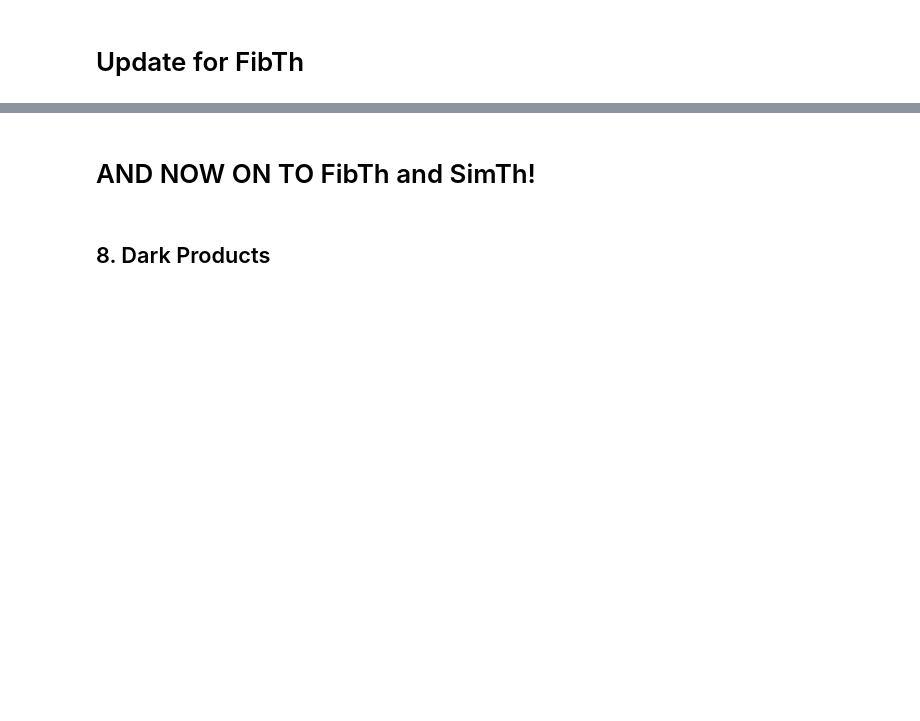
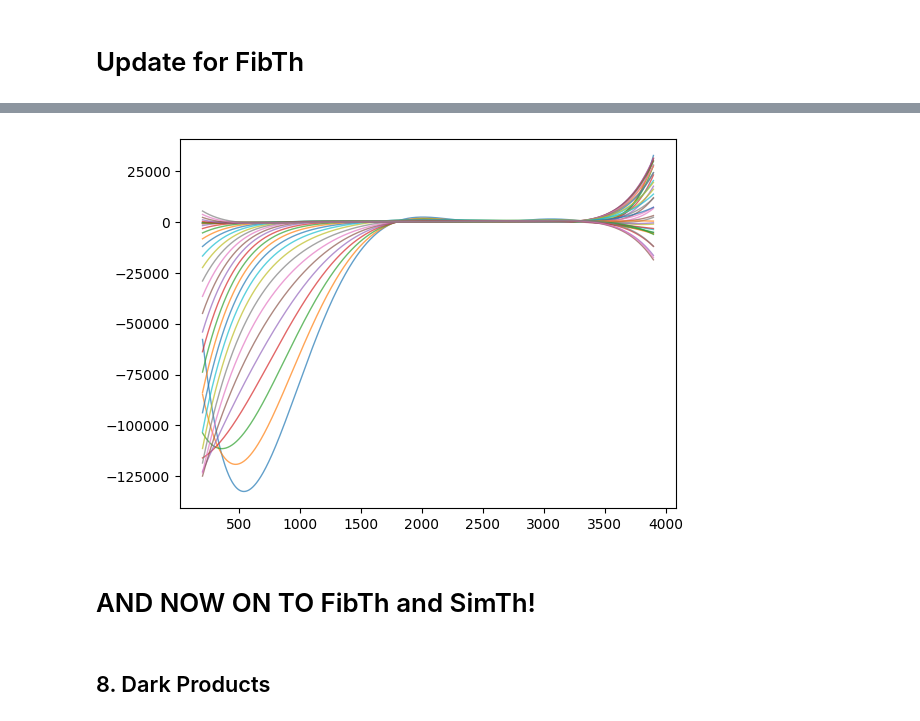
Before and after one commit to svenbuder/velocereduction, a Jupyter notebook: reduce_night.ipynb, the cells around one changed output, grey strips where cells are left out. Drawn from its saved outputs; the diff is of its cells as text; code cells hidden in the pictures; blank space fills up the shorter version.

```diff
--- a/reduce_night.ipynb
+++ b/reduce_night.ipynb
@@ -413,0 +775,16 @@ for ccd in [1, 2, 3]:
+# %%
+for order, order_data in simlc_fibth_comparison[2].items():
+
+    delta_velocity_relative = (
+        order_data["delta_velocity"]
+        - order_data["median_velocity"]
+    )
+
+    plt.plot(
+        order_data["y"],
+        delta_velocity_relative,
+        lw=1,
+        alpha=0.7,
+    )
+# %% [output]
+[figure, added]
```
Also changed, not shown: parts of 24 cells of this notebook, 3 other files.
